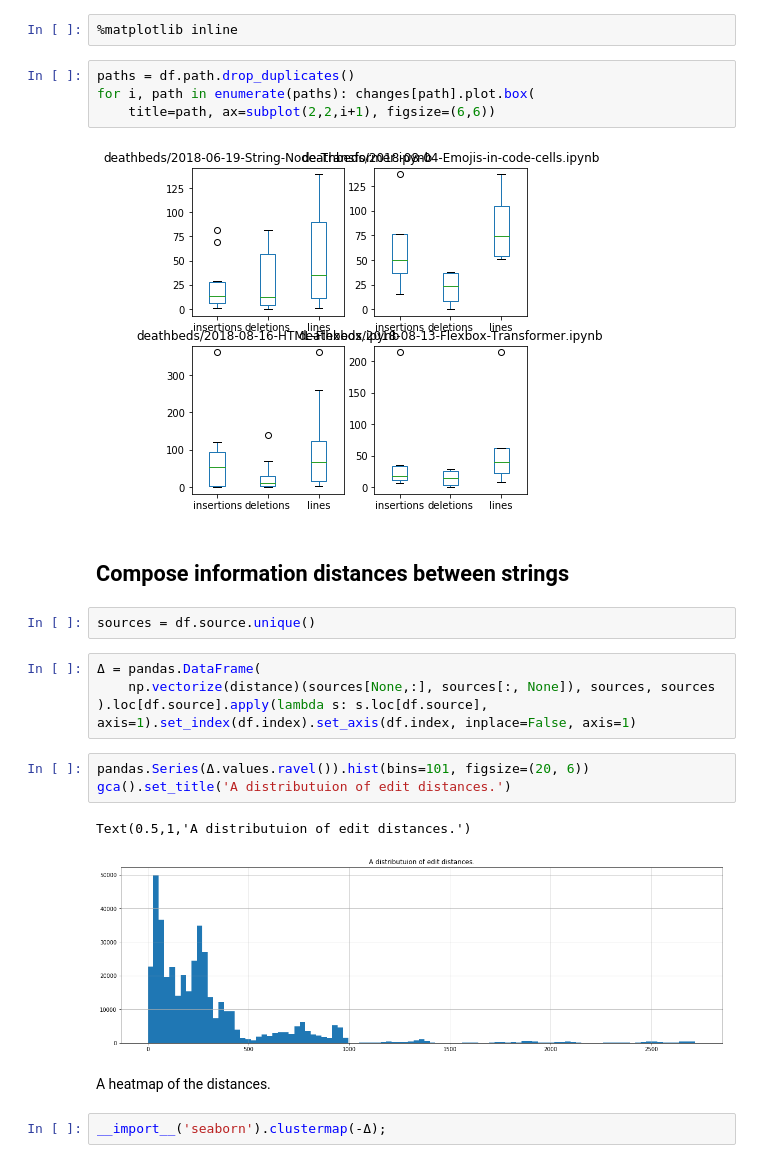
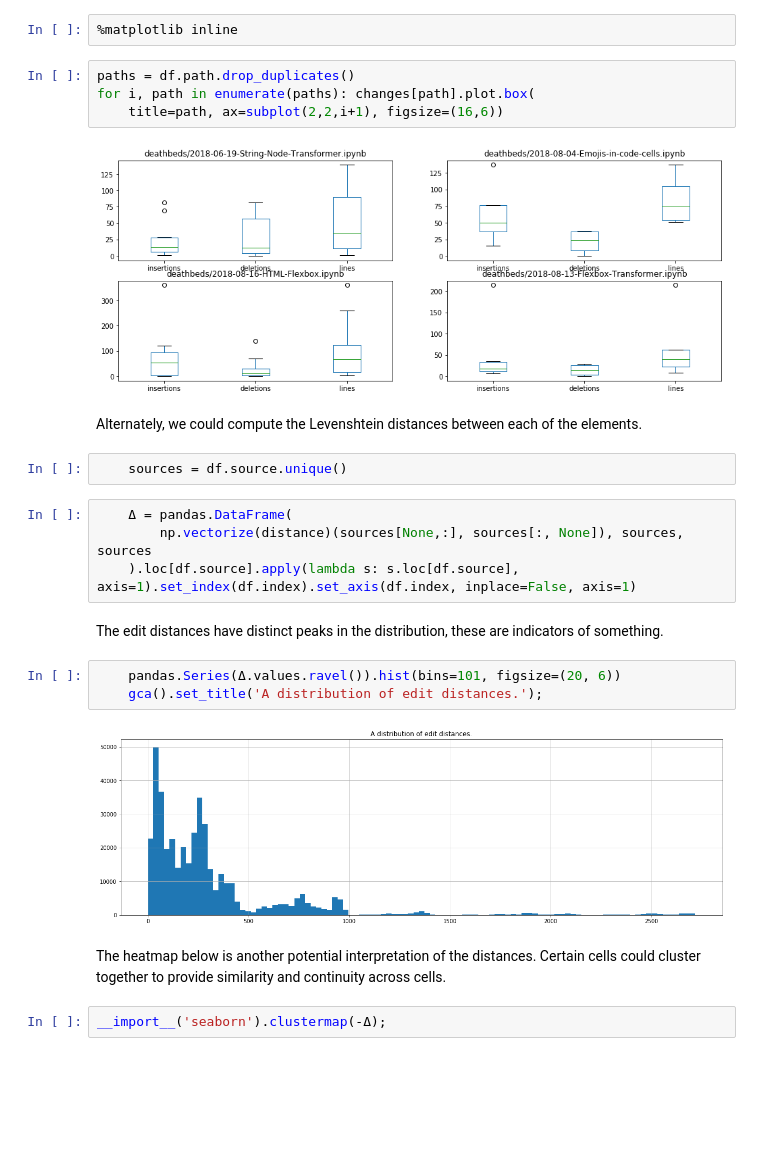
Before and after one commit to deathbeds/deathbeds.github.io, a Jupyter notebook: deathbeds/2018-08-29-Coincident-notebooks.ipynb, the cells around one changed output. Cells and saved outputs as stored; diff of their text form; blank space fills up the shorter version.

```diff
--- a/deathbeds/2018-08-29-Coincident-notebooks.ipynb
+++ b/deathbeds/2018-08-29-Coincident-notebooks.ipynb
@@ -37,25 +37,26 @@ changes = df.stats.drop_duplicates().apply(
 # %%
 paths = df.path.drop_duplicates()
 for i, path in enumerate(paths): changes[path].plot.box(
-    title=path, ax=subplot(2,2,i+1), figsize=(6,6))
+    title=path, ax=subplot(2,2,i+1), figsize=(16,6))
 # %% [output]
-[figure, old version]
+[figure, new version]
-# %% [markdown]
-## Compose information distances between strings
+# %% [markdown]
+Alternately, we could compute the Levenshtein distances between each of the elements.
 # %%
-sources = df.source.unique()
+    sources = df.source.unique()
 # %%
-Δ = pandas.DataFrame(
-    np.vectorize(distance)(sources[None,:], sources[:, None]), sources, sources
-).loc[df.source].apply(lambda s: s.loc[df.source], axis=1).set_index(df.index).set_axis(df.index, inplace=False, axis=1)
+    Δ = pandas.DataFrame(
+        np.vectorize(distance)(sources[None,:], sources[:, None]), sources, sources
+    ).loc[df.source].apply(lambda s: s.loc[df.source], axis=1).set_index(df.index).set_axis(df.index, inplace=False, axis=1)
+# %% [markdown]
+The edit distances have distinct peaks in the distribution, these are indicators of something.
 # %%
-pandas.Series(Δ.values.ravel()).hist(bins=101, figsize=(20, 6))
-gca().set_title('A distributuion of edit distances.')
+    pandas.Series(Δ.values.ravel()).hist(bins=101, figsize=(20, 6))
+    gca().set_title('A distribution of edit distances.');
 # %% [output]
-Text(0.5,1,'A distributuion of edit distances.')
 [figure]
-# %% [markdown]
-A heatmap of the distances.
+# %% [markdown]
+The heatmap below is another potential interpretation of the distances.  Certain cells could cluster together to provide similarity and continuity across cells.
 # %%
 __import__('seaborn').clustermap(-Δ);
 # %% [output]
```
Also changed, not shown: parts of 4 cells of this notebook.
